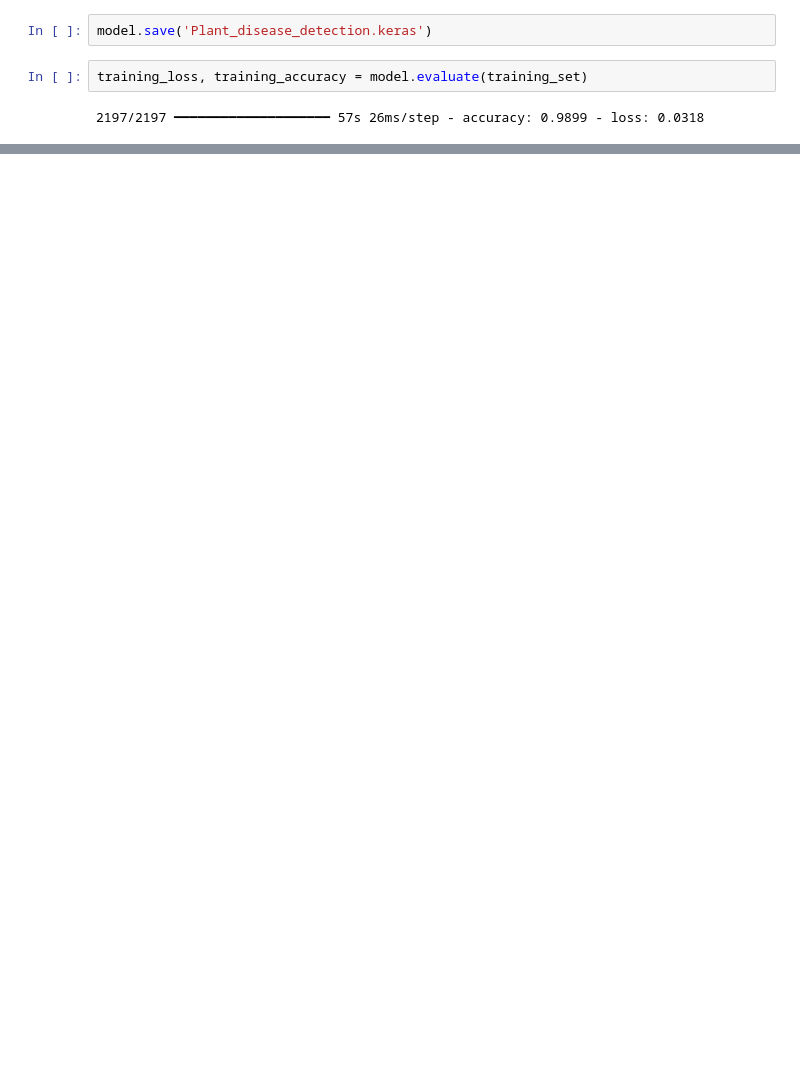
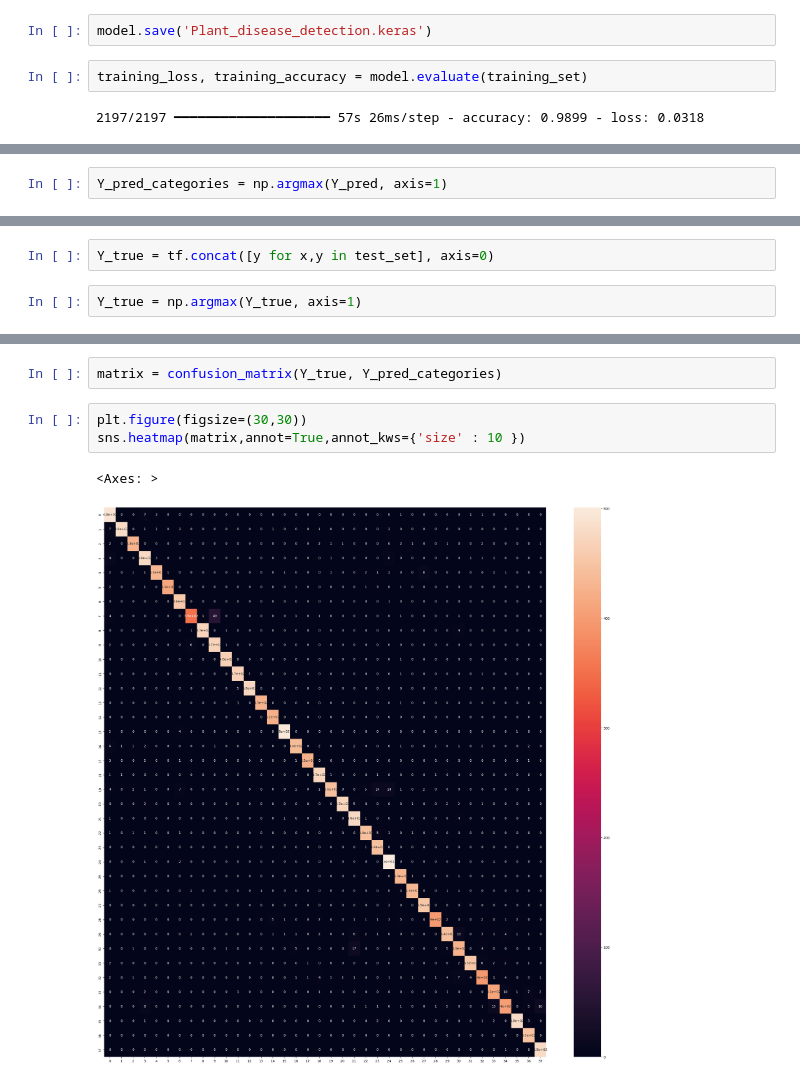
Before and after one commit to Sahil-Vernekar16/ML, a Jupyter notebook: Plant_Disease_Detection_System/PLANT_DISEASE_DETECTION_SYSTEM.ipynb, the cells around one changed output, grey strips where cells are left out. Cells and saved outputs as stored; diff of their text form; blank space fills up the shorter version.

```diff
--- a/Plant_Disease_Detection_System/PLANT_DISEASE_DETECTION_SYSTEM.ipynb
+++ b/Plant_Disease_Detection_System/PLANT_DISEASE_DETECTION_SYSTEM.ipynb
@@ -197,0 +281,2 @@ KeyboardInterrupt:
+# %%
+Y_pred_categories = np.argmax(Y_pred, axis=1)
@@ -197,0 +289,4 @@ KeyboardInterrupt:
+# %%
+Y_true = tf.concat([y for x,y in test_set], axis=0)
+# %%
+Y_true = np.argmax(Y_true, axis=1)
@@ -197,0 +323,8 @@ KeyboardInterrupt:
+# %%
+matrix = confusion_matrix(Y_true, Y_pred_categories)
+# %%
+plt.figure(figsize=(30,30))
+sns.heatmap(matrix,annot=True,annot_kws={'size' : 10 })
+# %% [output]
+<Axes: >
+[figure, added]
```
Also changed, not shown: parts of 15 cells of this notebook.
